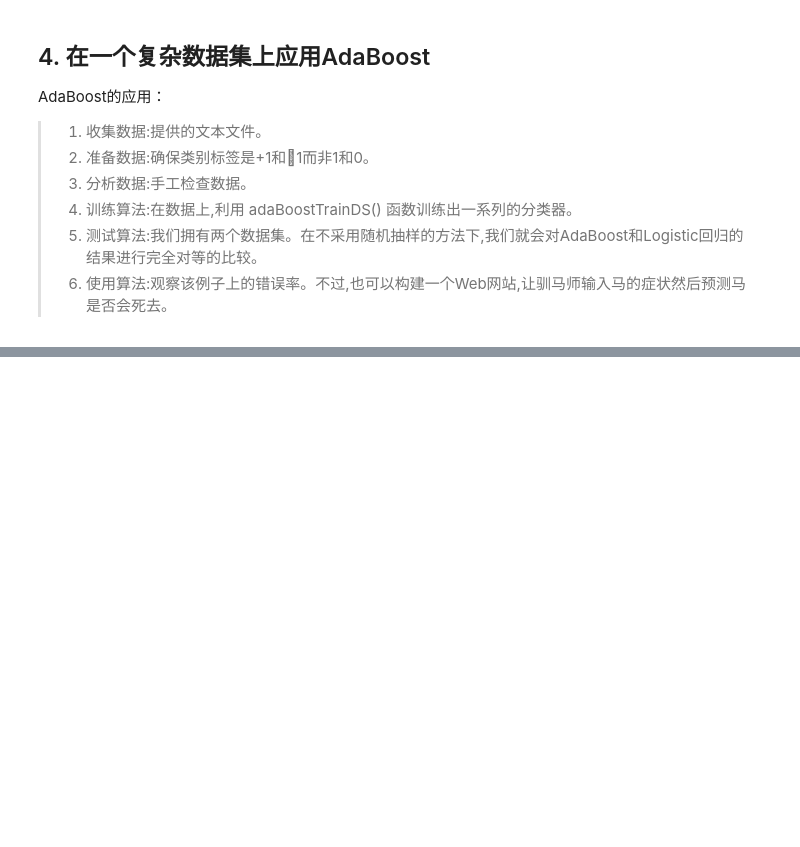
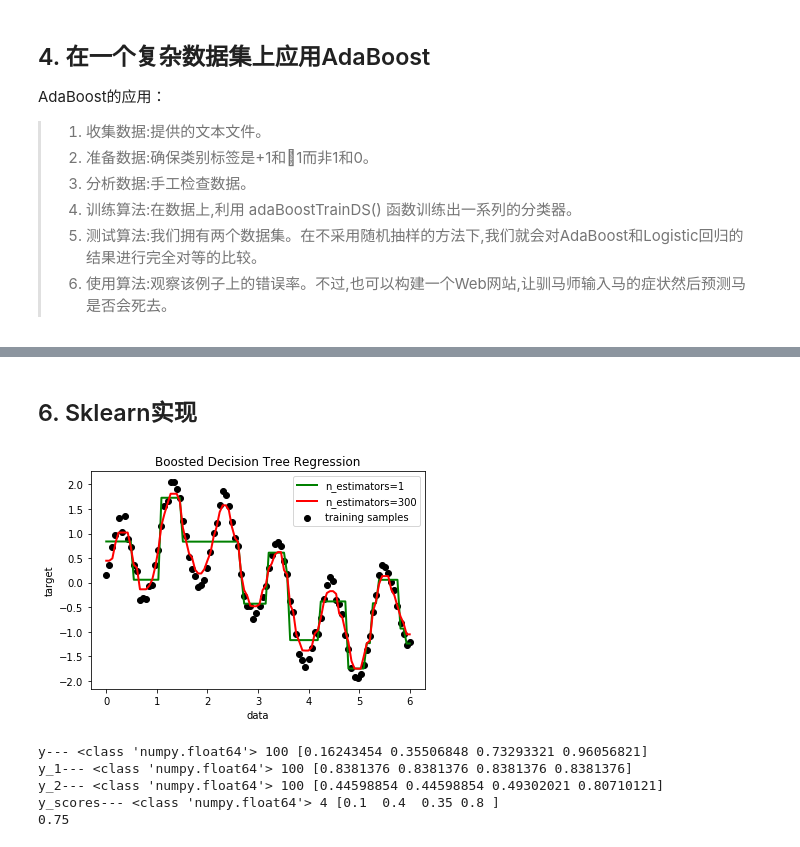
Before and after one commit to ViperBling/MLiA_Python3, a Jupyter notebook: Ch07/AdaBoost.ipynb, the cells around one changed output, grey strips where cells are left out. Drawn from its saved outputs; the diff is of its cells as text; code cells hidden in the pictures; blank space fills up the shorter version.

```diff
--- a/Ch07/AdaBoost.ipynb
+++ b/Ch07/AdaBoost.ipynb
@@ -273,0 +336,2 @@ errArr[prediction10 != np.mat(testLabelArr).T].sum()
+# %% [markdown]
+## 6. Sklearn实现
@@ -273,0 +344,39 @@ errArr[prediction10 != np.mat(testLabelArr).T].sum()
+# %%
+rng = np.random.RandomState(1)
+X = np.linspace(0, 6, 100)[:, np.newaxis]
+y = np.sin(X).ravel() + np.sin(6 * X).ravel() + rng.normal(0, 0.1, X.shape[0])
+
+regr_1 = DecisionTreeRegressor(max_depth=4)
+regr_2 = AdaBoostRegressor(DecisionTreeRegressor(max_depth=4), n_estimators=300, random_state=rng)
+
+regr_1.fit(X, y)
+regr_2.fit(X, y)
+
+y_1 = regr_1.predict(X)
+y_2 = regr_2.predict(X)
+
+plt.figure()
+plt.scatter(X, y, c='k', label="training samples")
+plt.plot(X, y_1, c='g', label="n_estimators=1", linewidth=2)
+plt.plot(X, y_2, c='r', label="n_estimators=300", linewidth=2)
+plt.xlabel("data")
+plt.ylabel("target")
+plt.title("Boosted Decision Tree Regression")
+plt.legend()
+plt.show()
+
+print('y---', type(y[0]), len(y), y[:4])
+print('y_1---', type(y_1[0]), len(y_1), y_1[:4])
+print('y_2---', type(y_2[0]), len(y_2), y_2[:4])
+
+y_true = np.array([0, 0, 1, 1])
+y_scores = np.array([0.1, 0.4, 0.35, 0.8])
+print('y_scores---', type(y_scores[0]), len(y_scores), y_scores)
+print(metrics.roc_auc_score(y_true, y_scores))
+# %% [output]
+[figure, added]
+y--- <class 'numpy.float64'> 100 [0.16243454 0.35506848 0.73293321 0.96056821]
+y_1--- <class 'numpy.float64'> 100 [0.8381376 0.8381376 0.8381376 0.8381376]
+y_2--- <class 'numpy.float64'> 100 [0.44598854 0.44598854 0.49302021 0.80710121]
+y_scores--- <class 'numpy.float64'> 4 [0.1  0.4  0.35 0.8 ]
+0.75
```
Also changed, not shown: parts of 11 cells of this notebook.
